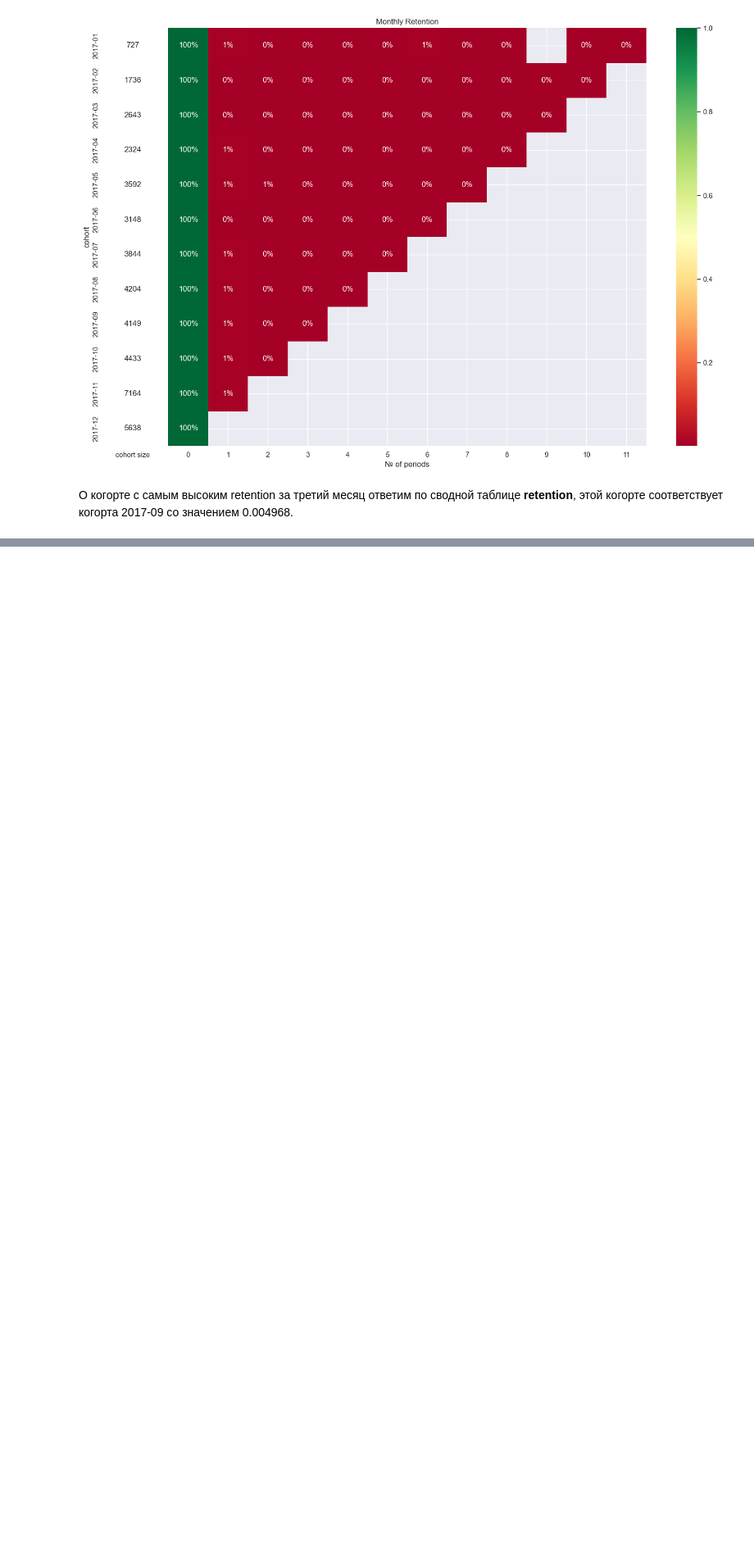
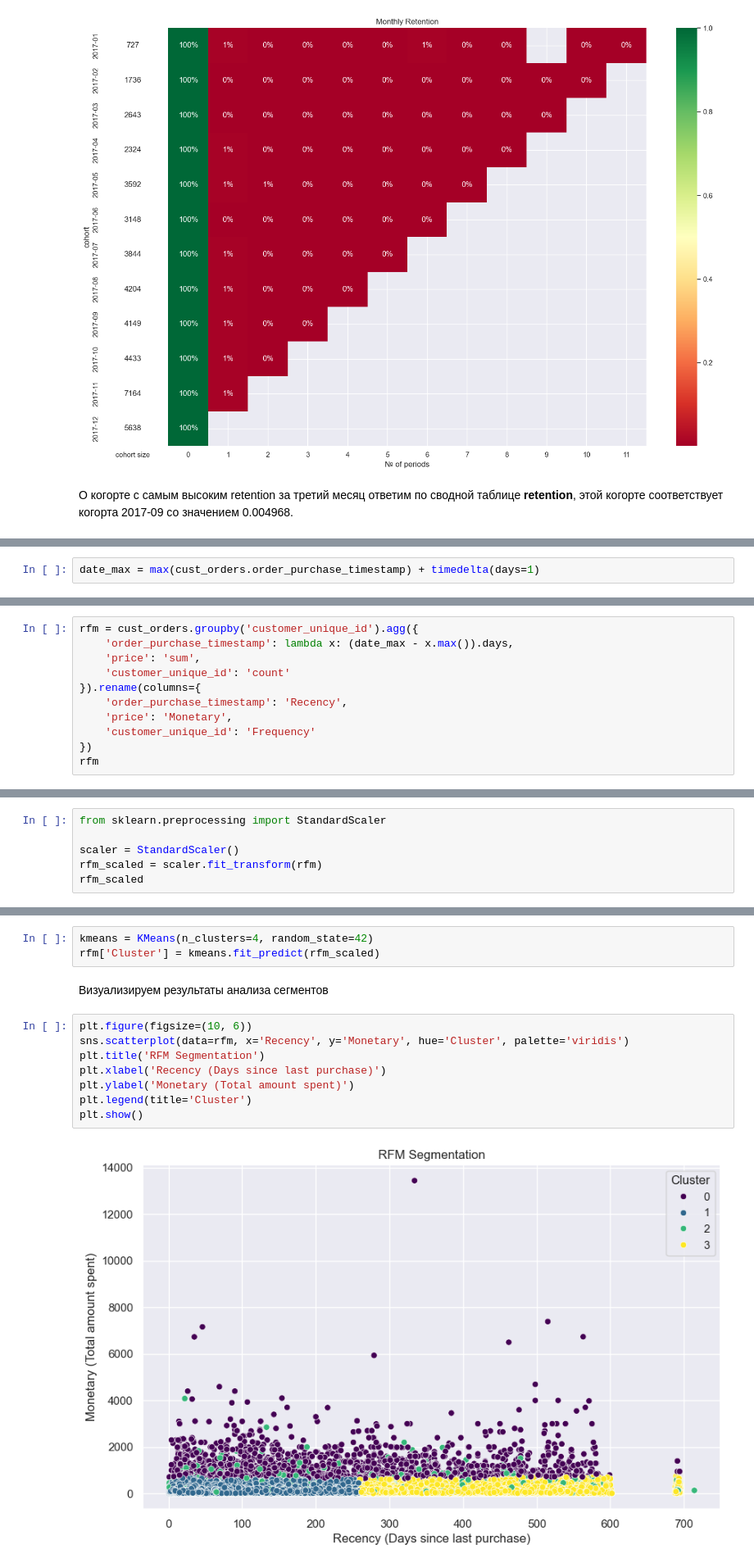
Before and after one commit to MikhailRMA/WorkSpace, a Jupyter notebook: Project_6/Project_6.ipynb, the cells around one changed output, grey strips where cells are left out. Shown: that part at 82% size. Cells and saved outputs as stored; diff of their text form; blank space fills up the shorter version.

```diff
--- a/Project_6/Project_6.ipynb
+++ b/Project_6/Project_6.ipynb
@@ -476,0 +506,2 @@ fig.tight_layout()
+# %%
+date_max = max(cust_orders.order_purchase_timestamp) + timedelta(days=1)
@@ -476,0 +510,11 @@ fig.tight_layout()
+# %%
+rfm = cust_orders.groupby('customer_unique_id').agg({
+    'order_purchase_timestamp': lambda x: (date_max - x.max()).days,
+    'price': 'sum',
+    'customer_unique_id': 'count'
+}).rename(columns={
+    'order_purchase_timestamp': 'Recency',
+    'price': 'Monetary',
+    'customer_unique_id': 'Frequency'
+})
+rfm
@@ -476,0 +538,6 @@ fig.tight_layout()
+# %%
+from sklearn.preprocessing import StandardScaler
+
+scaler = StandardScaler()
+rfm_scaled = scaler.fit_transform(rfm)
+rfm_scaled
@@ -476,0 +554,15 @@ fig.tight_layout()
+# %%
+kmeans = KMeans(n_clusters=4, random_state=42)
+rfm['Cluster'] = kmeans.fit_predict(rfm_scaled)
+# %% [markdown]
+Визуализируем результаты анализа сегментов
+# %%
+plt.figure(figsize=(10, 6))
+sns.scatterplot(data=rfm, x='Recency', y='Monetary', hue='Cluster', palette='viridis')
+plt.title('RFM Segmentation')
+plt.xlabel('Recency (Days since last purchase)')
+plt.ylabel('Monetary (Total amount spent)')
+plt.legend(title='Cluster')
+plt.show()
+# %% [output]
+[figure, added]
```
Also changed, not shown: parts of 15 cells of this notebook.
